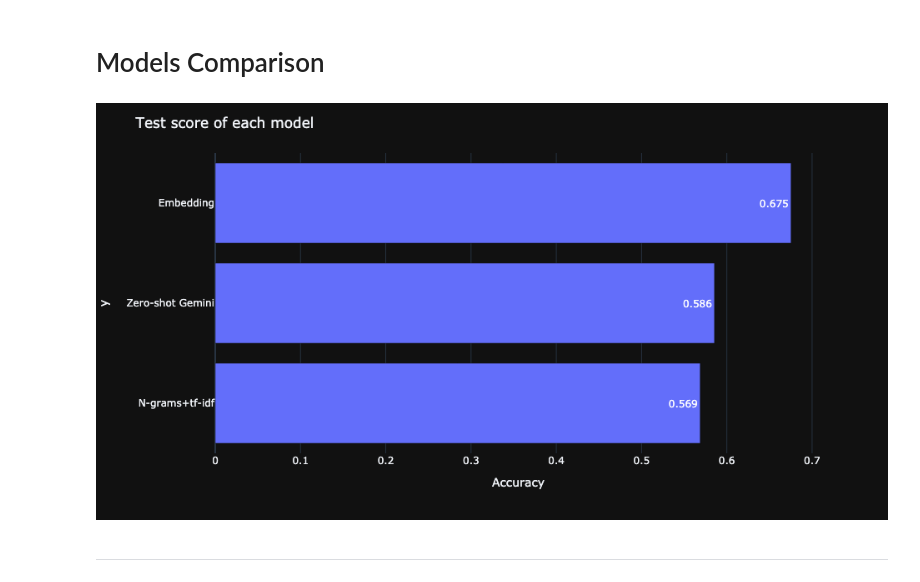
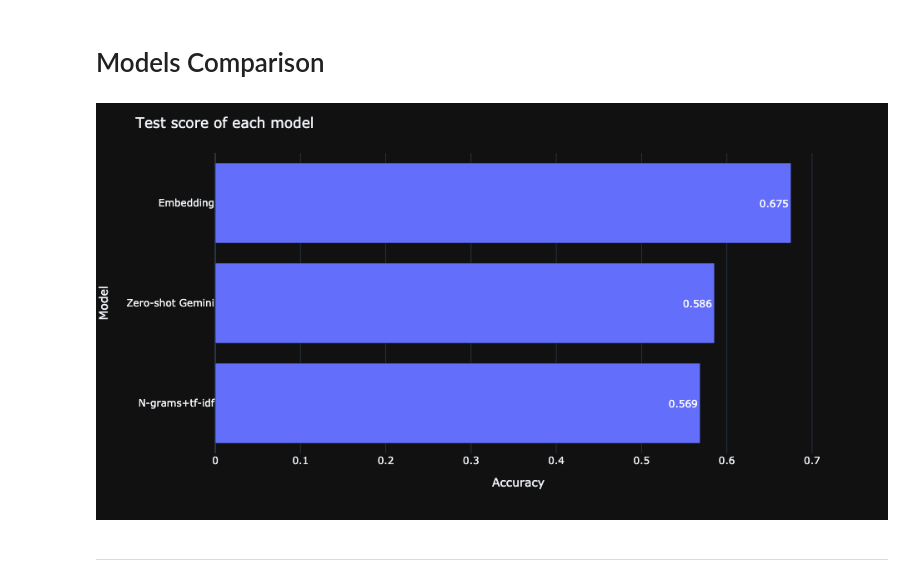
Before and after one commit to Noravee/Comparative-Analysis-of-N-grams-Language-Model-and-Embedding-Techniques-in-Sentiment-Analysis, a Jupyter notebook: notebooks/Sentiment_Analysis.ipynb, the cells around one changed output. Cells and saved outputs as stored; diff of their text form; code cells hidden in the pictures.

```diff
--- a/notebooks/Sentiment_Analysis.ipynb
+++ b/notebooks/Sentiment_Analysis.ipynb
@@ -80,8 +105,6 @@ test
 # %%
 X_test = test.X
 y_test = test.y
-# %%
-X_test = X_test.str.replace('\\n','')
 # %%
 kf = StratifiedKFold(n_splits=3, shuffle=True, random_state=0)
 # %% [markdown]
@@ -795,12 +818,12 @@ dump(lgb_pca_gemini_embedding_model, f'{modelpath}/lgb_pca_gemini_embedding_mode
 # %%
 acc = [accuracy_score(y_test, pred) for pred in [y_pred_bw, y_pred_gemini ,y_pred_gemini_embedding_pca]]
 fig = px.bar(x=acc, y=['N-grams+tf-idf', 'Zero-shot Gemini', 'Embedding'], text_auto='.3f', width=950, height=500)
 fig.update_xaxes(title='Accuracy')
-fig.update_xaxes(title='Accuracy')
+fig.update_yaxes(title='Model')
 fig.update_layout(template='plotly_dark', title='Test score of each model')
 fig.show('png')
 # %% [output]
-[figure, old version]
+[figure, new version]
 # %% [markdown]
 ***
 # %% [markdown]
```
Also changed, not shown: parts of 4 cells of this notebook.
